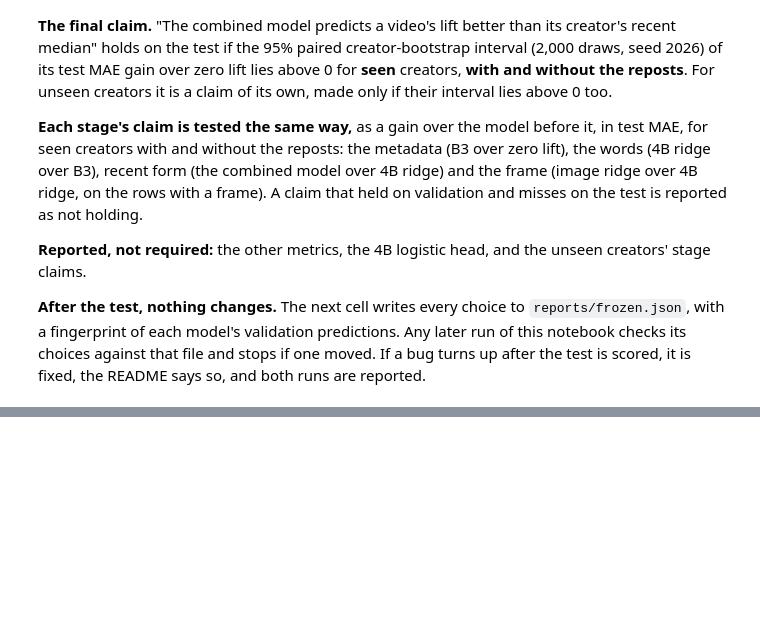
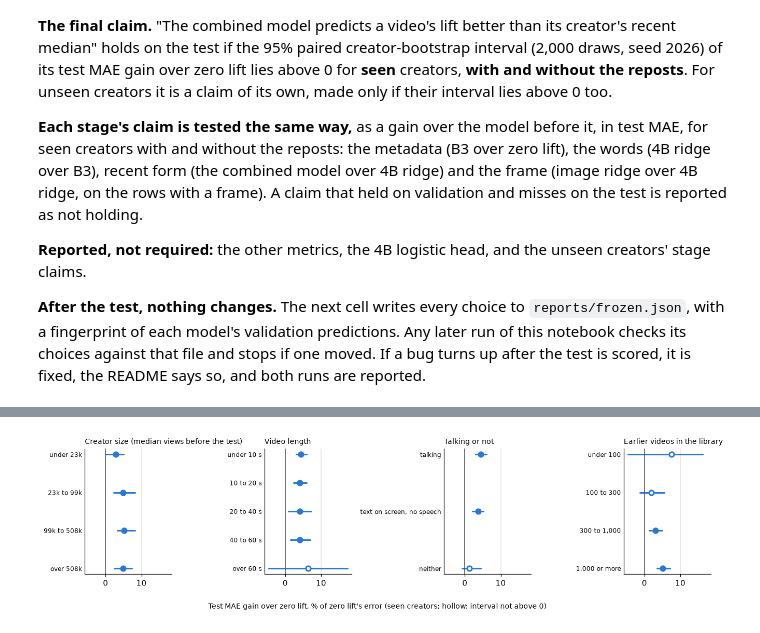
Before and after one commit to saricmilos/share-rate-prediction, a Jupyter notebook: notebooks/05_results.ipynb, the cells around one changed output, grey strips where cells are left out. Saved outputs shown, nothing was run; the diff lists cells and outputs as text; code cells hidden in the pictures; blank space fills up the shorter version.

```diff
--- a/notebooks/05_results.ipynb
+++ b/notebooks/05_results.ipynb
@@ -924,0 +1198,22 @@ Frozen: reports/frozen.json written, and the test not yet opened
+# %%
+fig, axes = plt.subplots(1, len(CUTS), figsize=(12, 3.2), sharex=True)
+for ax, (cut, bins) in zip(axes, slices.items()):
+    shown = [(label, s) for label, s in bins.items() if "gain" in s]
+    for y, (label, s) in enumerate(reversed(shown)):
+        r, base = s["gain"], s["zero lift"]
+        ax.plot([100 * r.gain_low / base, 100 * r.gain_high / base], [y, y], color=BLUE, linewidth=2,
+                solid_capstyle="round")
+        ax.plot(100 * r.gain / base, y, "o", markersize=6, markeredgewidth=2, color=BLUE,
+                markerfacecolor=BLUE if r.gain_low > 0 else "white")
+    ax.set_yticks(range(len(shown)), [label for label, _ in reversed(shown)], fontsize=8)
+    ax.axvline(0, color=MUTED, linewidth=1)
+    ax.grid(axis="x", color=GRID, linewidth=1)
+    ax.set_axisbelow(True)
+    ax.tick_params(axis="y", length=0)
+    ax.set_title(cut, loc="left", fontsize=9)
+fig.supxlabel("Test MAE gain over zero lift, % of zero lift's error (seen creators; hollow: interval not above 0)",
+              fontsize=9)
+fig.tight_layout()
+plt.show()
+# %% [output]
+[figure, added]
```
Also changed, not shown: parts of 15 cells of this notebook, 4 other files.
